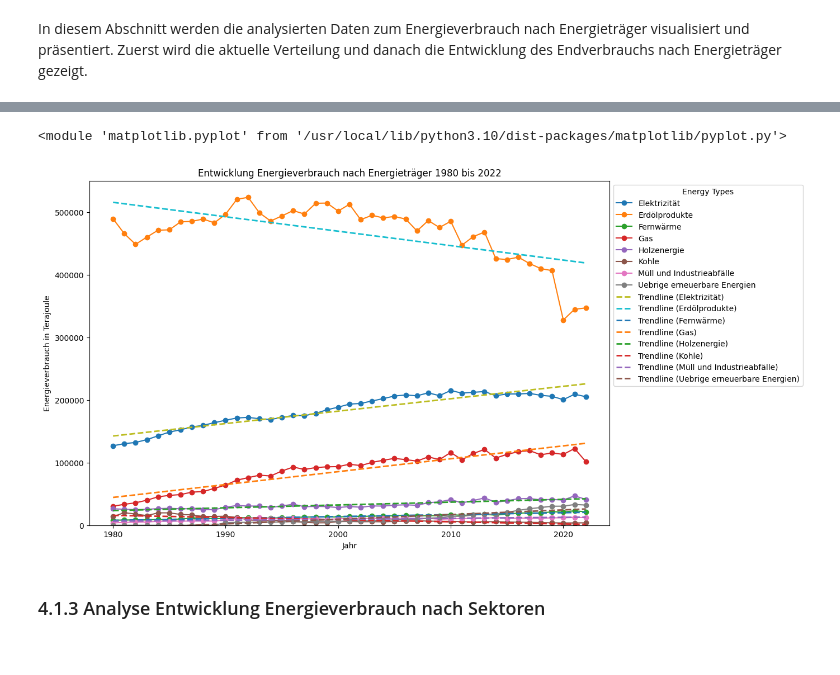
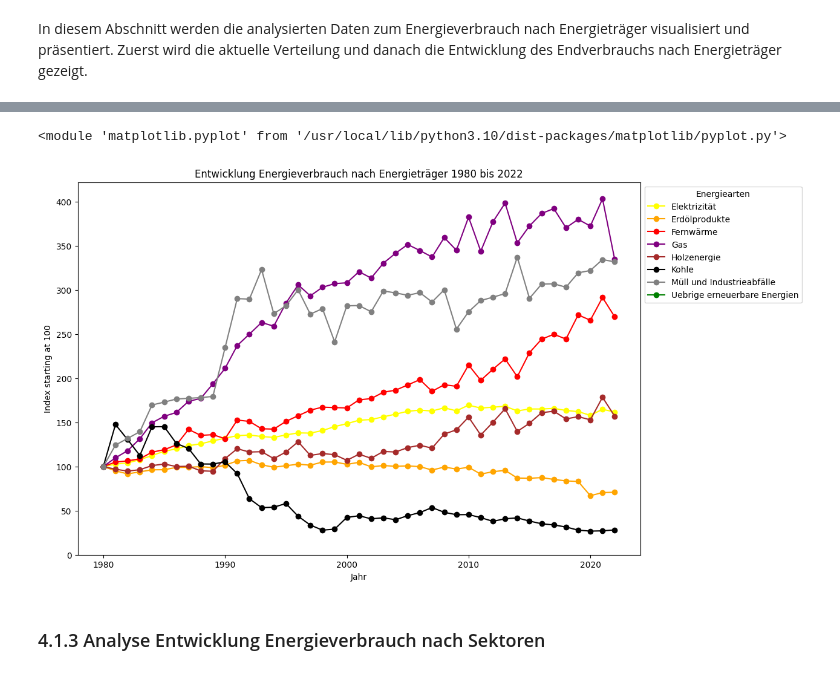
Before and after one commit to michaelzimmermannstudhslu/BINA_2024_energy_research, a Jupyter notebook: bina_casestudy_adhumezi.ipynb, the cells around one changed output, grey strips where cells are left out. Cells and saved outputs as stored; diff of their text form; code cells hidden in the pictures.

```diff
--- a/bina_casestudy_adhumezi.ipynb
+++ b/bina_casestudy_adhumezi.ipynb
@@ -1929,8 +1998,8 @@ plot_stacked_bar(totalEnergy_pivoted_data, 'Entwicklung Energieverbrauch nach En
 # %%
-plot_multiple_lines(totalEnergy_pivoted_data, 'Entwicklung Energieverbrauch nach Energieträger 1980 bis 2022', 'Jahr', 'Energieverbrauch in Terajoule')
+index_plot_multiple_lines(totalEnergy_pivoted_data, 'Entwicklung Energieverbrauch nach Energieträger 1980 bis 2022', 'Jahr', 'Index starting at 100')
 # %% [output]
 <module 'matplotlib.pyplot' from '/usr/local/lib/python3.10/dist-packages/matplotlib/pyplot.py'>
-[figure, old version]
+[figure, new version]
 # %% [markdown]
 ### 4.1.3 Analyse Entwicklung Energieverbrauch nach Sektoren
 # %% [markdown]
```
Also changed, not shown: parts of 39 cells of this notebook.
